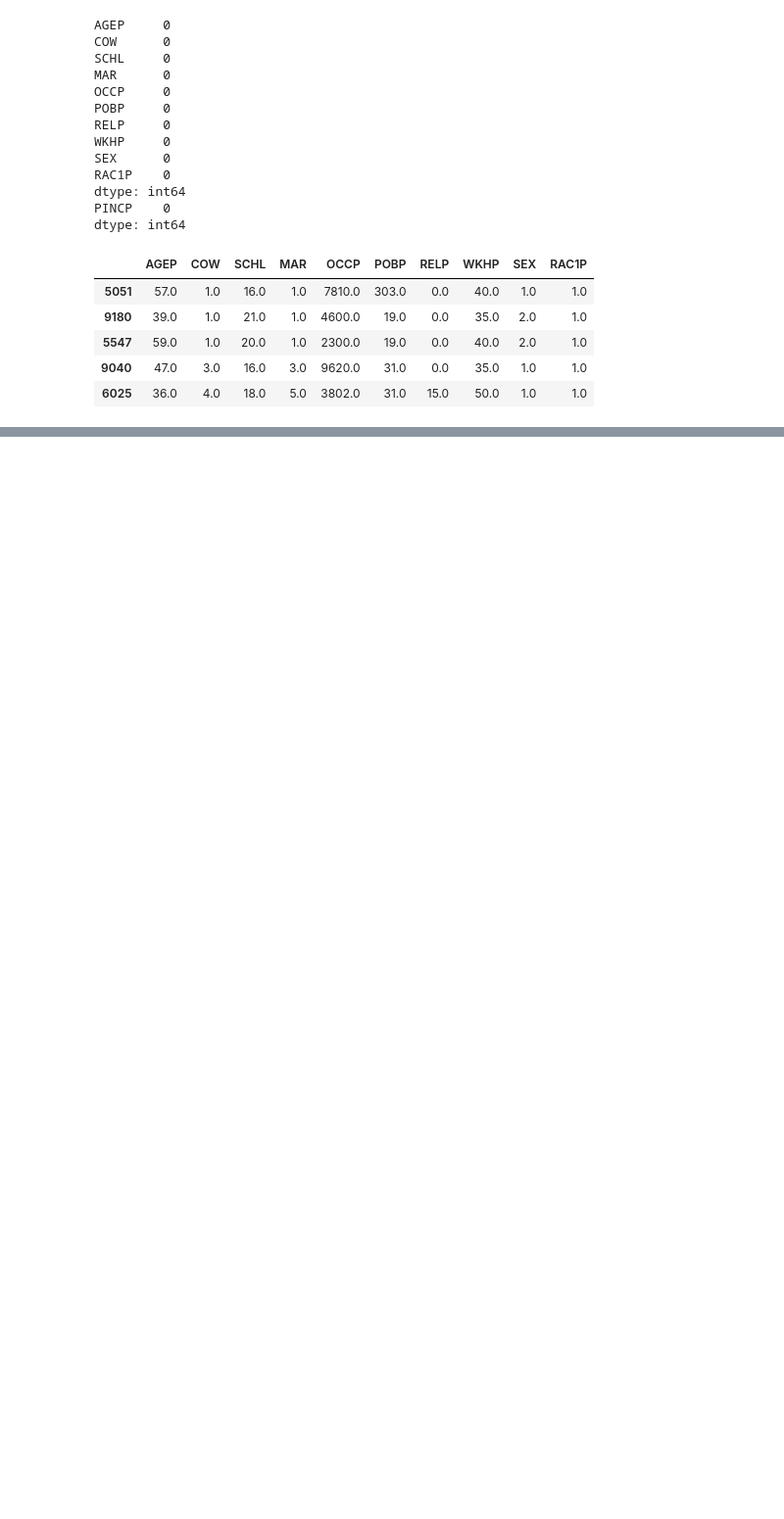
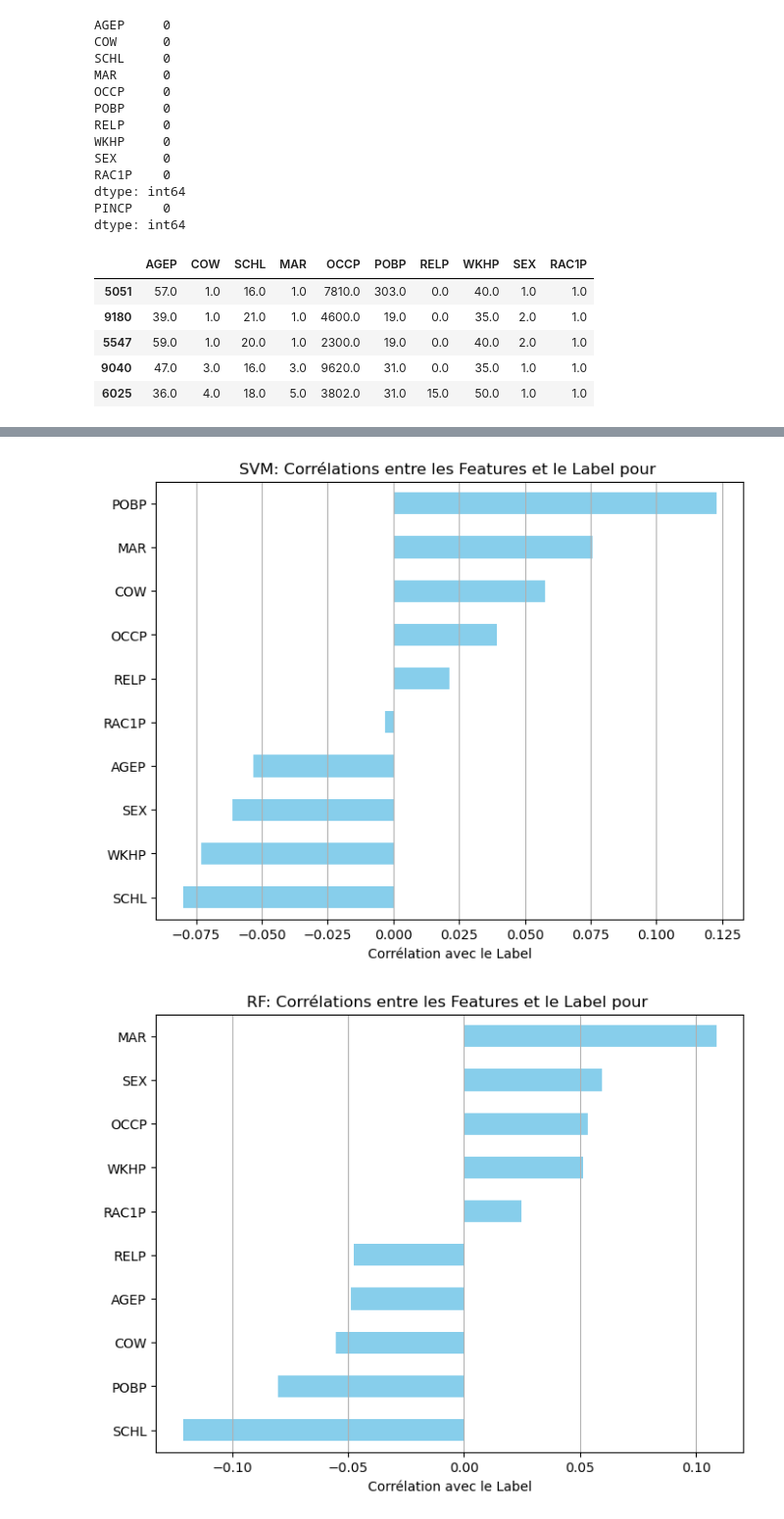
Before and after one commit to GhizlaneBadaoui/supervisedML, a Jupyter notebook: TP1_SML.ipynb, the cells around one changed output, grey strips where cells are left out. Shown at 98% size. Cells and saved outputs as stored; diff of their text form; code cells hidden in the pictures; blank space fills up the shorter version.

```diff
--- a/TP1_SML.ipynb
+++ b/TP1_SML.ipynb
@@ -503,0 +533,20 @@ plt.show()
+# %%
+###### b :
+names = ["SVM","RF","AB","GB"]
+correlations = []
+for predLables in y_pred_ca_dataset:
+    xtest = pd.DataFrame(X_test)
+    ypred = pd.DataFrame({'PINCP' : predLables})
+    correlations.append(pd.concat([xtest, ypred], axis=1).corr()['PINCP'].drop('PINCP'))
+
+for index, corr in enumerate(correlations):
+    plt.figure(figsize=(8, 6))
+    corr.sort_values().plot(kind='barh', color='skyblue')
+    plt.xlabel('Corrélation avec le Label')
+    plt.title(names[index] +": Corrélations entre les Features et le Label pour ")
+    plt.grid(axis='x')
+    plt.show()
+# il faut ajouter la comparaison entre ces corrélations et les corrélations de la question a
+# %% [output]
+[figure, added]
+[figure, added]
```
Also changed, not shown: parts of 15 cells of this notebook, 8 other files.
